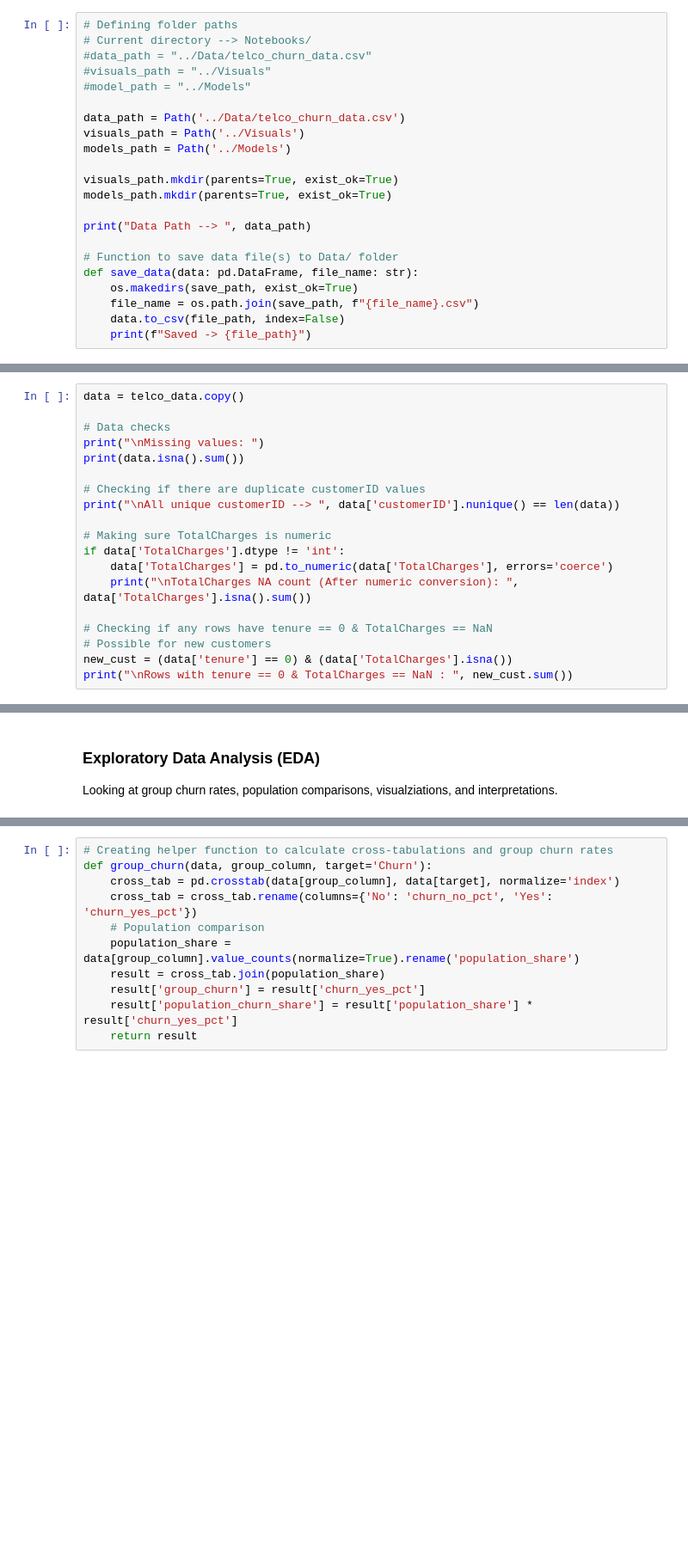
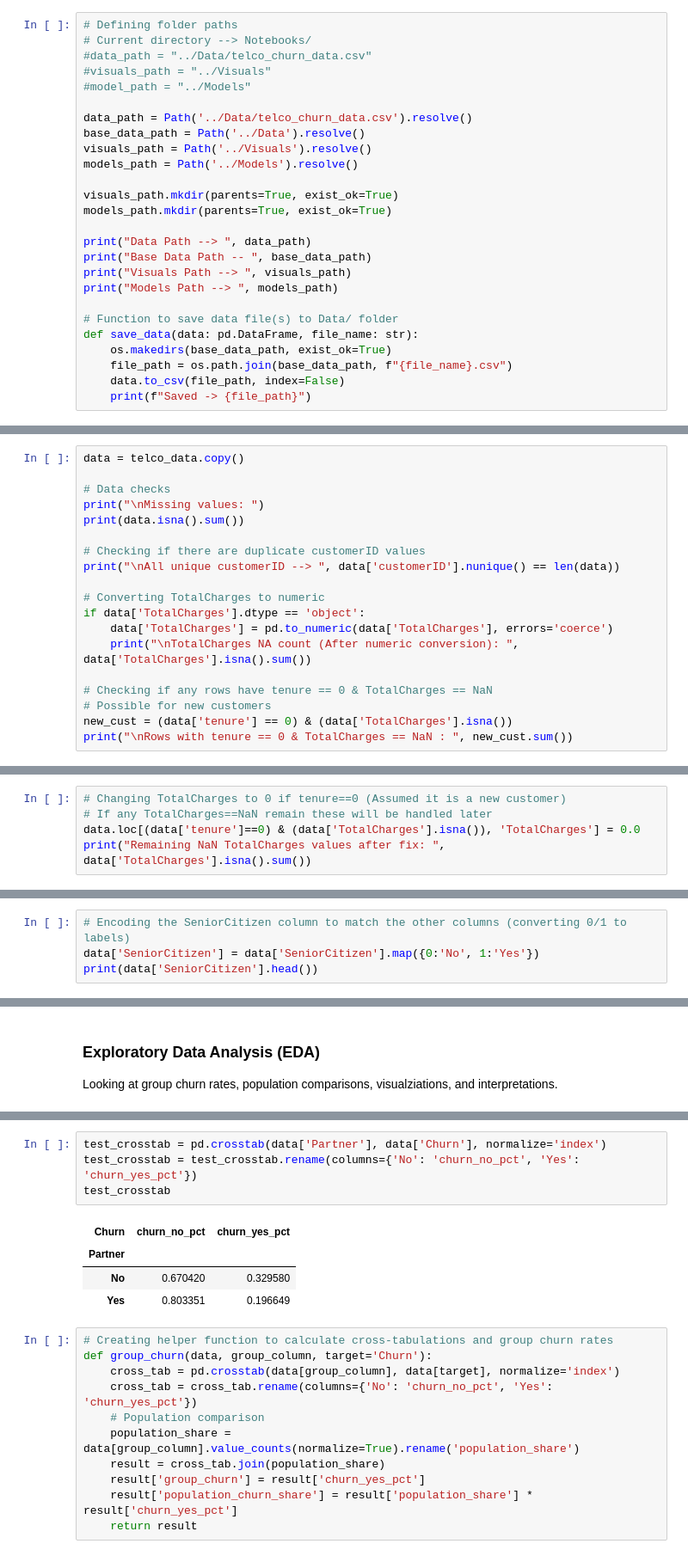
Before and after one commit to taborerickson/Customer-Churn-Prediction, a Jupyter notebook: Notebooks/customer_churn_end_to_end.ipynb, the cells around one changed output, grey strips where cells are left out. Shown: that part at 86% size. Cells and saved outputs as stored; diff of their text form; blank space fills up the shorter version.

```diff
--- a/Notebooks/customer_churn_end_to_end.ipynb
+++ b/Notebooks/customer_churn_end_to_end.ipynb
@@ -26,19 +26,23 @@ np.random.seed(random_state)
 #visuals_path = "../Visuals"
 #model_path = "../Models"
 
-data_path = Path('../Data/telco_churn_data.csv')
-visuals_path = Path('../Visuals')
-models_path = Path('../Models')
+data_path = Path('../Data/telco_churn_data.csv').resolve()
+base_data_path = Path('../Data').resolve()
+visuals_path = Path('../Visuals').resolve()
+models_path = Path('../Models').resolve()
 
 visuals_path.mkdir(parents=True, exist_ok=True)
 models_path.mkdir(parents=True, exist_ok=True)
 
 print("Data Path --> ", data_path)
+print("Base Data Path -- ", base_data_path)
+print("Visuals Path --> ", visuals_path)
+print("Models Path --> ", models_path)
 
 # Function to save data file(s) to Data/ folder
 def save_data(data: pd.DataFrame, file_name: str):
-    os.makedirs(save_path, exist_ok=True)
-    file_name = os.path.join(save_path, f"{file_name}.csv")
+    os.makedirs(base_data_path, exist_ok=True)
+    file_path = os.path.join(base_data_path, f"{file_name}.csv")
     data.to_csv(file_path, index=False)
     print(f"Saved -> {file_path}")
 # %% [output]
@@ -68,8 +93,8 @@ print(data.isna().sum())
 # Checking if there are duplicate customerID values
 print("\nAll unique customerID --> ", data['customerID'].nunique() == len(data))
 
-# Making sure TotalCharges is numeric
-if data['TotalCharges'].dtype != 'int':
+# Converting TotalCharges to numeric
+if data['TotalCharges'].dtype == 'object':
     data['TotalCharges'] = pd.to_numeric(data['TotalCharges'], errors='coerce')
     print("\nTotalCharges NA count (After numeric conversion): ", data['TotalCharges'].isna().sum())
 
@@ -79,0 +123,5 @@ print("\nRows with tenure == 0 & TotalCharges == NaN : ", new_cust.sum())
+# %%
+# Changing TotalCharges to 0 if tenure==0 (Assumed it is a new customer)
+# If any TotalCharges==NaN remain these will be handled later
+data.loc[(data['tenure']==0) & (data['TotalCharges'].isna()), 'TotalCharges'] = 0.0
+print("Remaining NaN TotalCharges values after fix: ", data['TotalCharges'].isna().sum())
@@ -79,0 +130,4 @@ print("\nRows with tenure == 0 & TotalCharges == NaN : ", new_cust.sum())
+# %%
+# Encoding the SeniorCitizen column to match the other columns (converting 0/1 to labels)
+data['SeniorCitizen'] = data['SeniorCitizen'].map({0:'No', 1:'Yes'})
+print(data['SeniorCitizen'].head())
@@ -100,3 +175,12 @@ plt.savefig(visuals_path / 'churn_distribution.png', dpi=150, bbox_inches='tight
+# %%
+test_crosstab = pd.crosstab(data['Partner'], data['Churn'], normalize='index')
+test_crosstab = test_crosstab.rename(columns={'No': 'churn_no_pct', 'Yes': 'churn_yes_pct'})
+test_crosstab
+# %% [output]
+| Churn | churn_no_pct | churn_yes_pct |
+| Partner |  |  |
+| No | 0.670420 | 0.329580 |
+| Yes | 0.803351 | 0.196649 |
 # %%
 # Creating helper function to calculate cross-tabulations and group churn rates
 def group_churn(data, group_column, target='Churn'):
```
Also changed, not shown: parts of 10 cells of this notebook, 1 other file.
